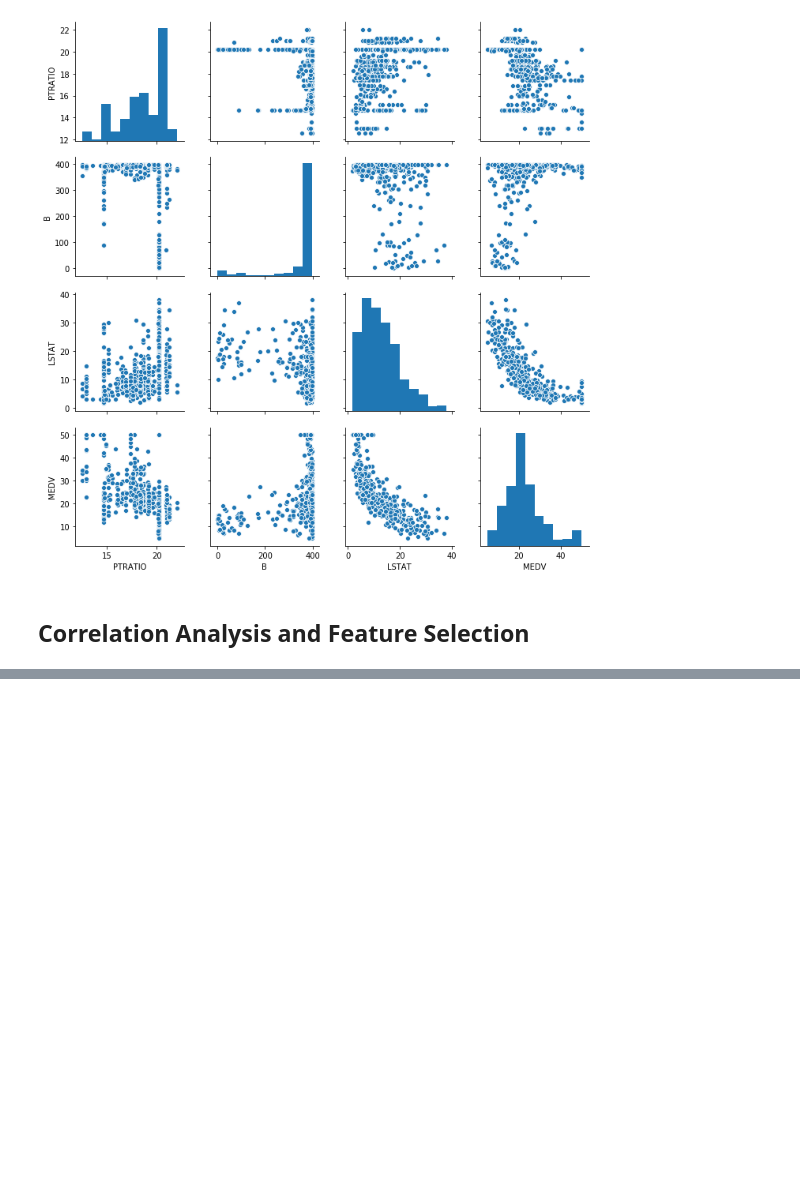
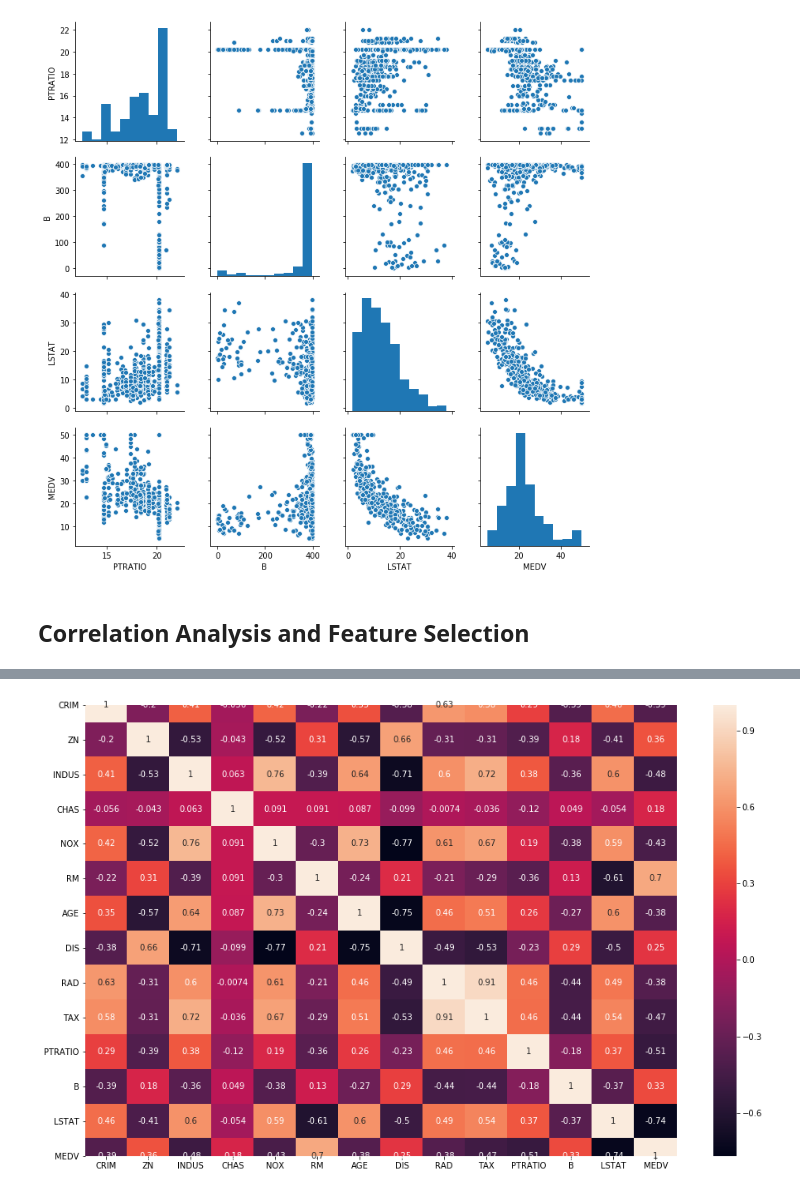
Before and after one commit to ElijahCoding/MachineLearning-Intermediate, a Jupyter notebook: Practice/Basics/Boston Housing.ipynb, the cells around one changed output, grey strips where cells are left out. Saved outputs shown, nothing was run; the diff lists cells and outputs as text; code cells hidden in the pictures; blank space fills up the shorter version.

Commit message:
plotting the chart

```diff
--- a/Practice/Basics/Boston Housing.ipynb
+++ b/Practice/Basics/Boston Housing.ipynb
@@ -87,0 +108,6 @@ plt.show()
+# %%
+plt.figure(figsize=(16, 10))
+sns.heatmap(df.corr(), annot=True)
+plt.show()
+# %% [output]
+[figure, added]
```
Also changed, not shown: parts of 12 cells of this notebook.
